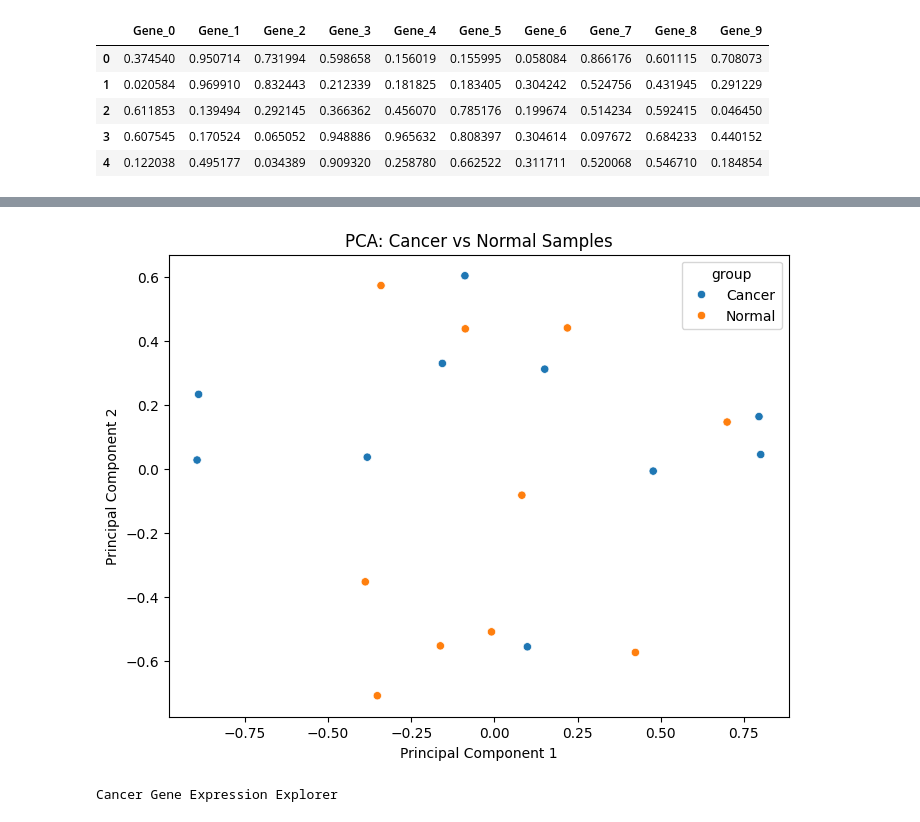
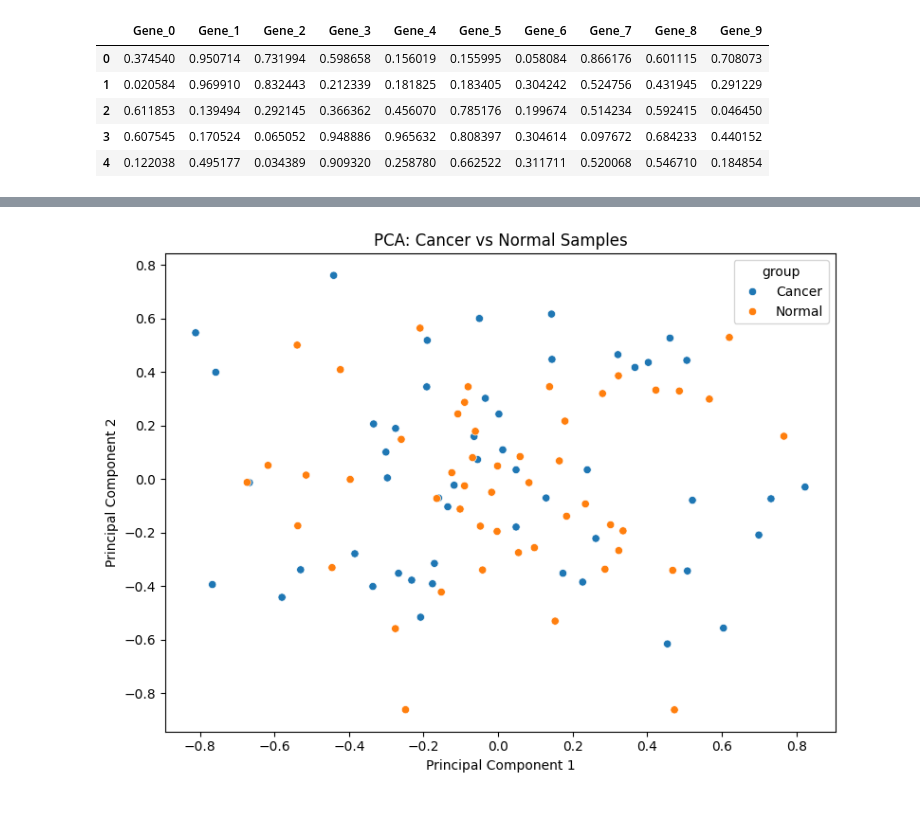
Before and after one commit to gowtham-bioinfo/Cancer-Gene-Expression-Explorer, a Jupyter notebook: Notebook/analysis.ipynb, the cells around one changed output, grey strips where cells are left out. Drawn from its saved outputs; the diff is of its cells as text; code cells hidden in the pictures.

```diff
--- a/Notebook/analysis.ipynb
+++ b/Notebook/analysis.ipynb
@@ -6,17 +7,17 @@ import seaborn as sns
 # %%
 np.random.seed(42)
 
-data = pd.DataFrame(
-    np.random.rand(20, 10),
+gene_data = pd.DataFrame(
+    np.random.rand(100, 10),
     columns=[f"Gene_{i}" for i in range(10)]
 )
 
 labels = pd.DataFrame({
-    "sample": [f"S{i}" for i in range(20)],
-    "group": ["Cancer"]*10 + ["Normal"]*10
+    "sample": [f"S{i}" for i in range(100)],
+    "group": ["Cancer"] * 50 + ["Normal"] * 50
 })
 
-data.head()
+gene_data.head()
 # %% [output]
 |  | Gene_0 | Gene_1 | Gene_2 | Gene_3 | Gene_4 | Gene_5 | Gene_6 | Gene_7 | Gene_8 | Gene_9 |
 | 0 | 0.374540 | 0.950714 | 0.731994 | 0.598658 | 0.156019 | 0.155995 | 0.058084 | 0.866176 | 0.601115 | 0.708073 |
@@ -47,18 +28,30 @@ pca_df.head()
 # %%
-import matplotlib.pyplot as plt
-import seaborn as sns
+pca = PCA(n_components=2)
 
-plt.figure(figsize=(8,6))
-sns.scatterplot(data=pca_df, x="PC1", y="PC2", hue="group")
+pca_result = pca.fit_transform(gene_data)
+
+pca_df = pd.DataFrame(
+    pca_result,
+    columns=["PC1", "PC2"]
+)
+
+pca_df["group"] = labels["group"]
+
+plt.figure(figsize=(8, 6))
+
+sns.scatterplot(
+    data=pca_df,
+    x="PC1",
+    y="PC2",
+    hue="group"
+)
 
 plt.title("PCA: Cancer vs Normal Samples")
 plt.xlabel("Principal Component 1")
 plt.ylabel("Principal Component 2")
 
+plt.tight_layout()
+plt.savefig("../Outputs/pca_plot.png")
 plt.show()
 # %% [output]
-[figure, old version]
+[figure, new version]
-# %%
-print("Cancer Gene Expression Explorer")
-# %% [output]
-Cancer Gene Expression Explorer
```
Also changed, not shown: parts of 11 cells of this notebook.
